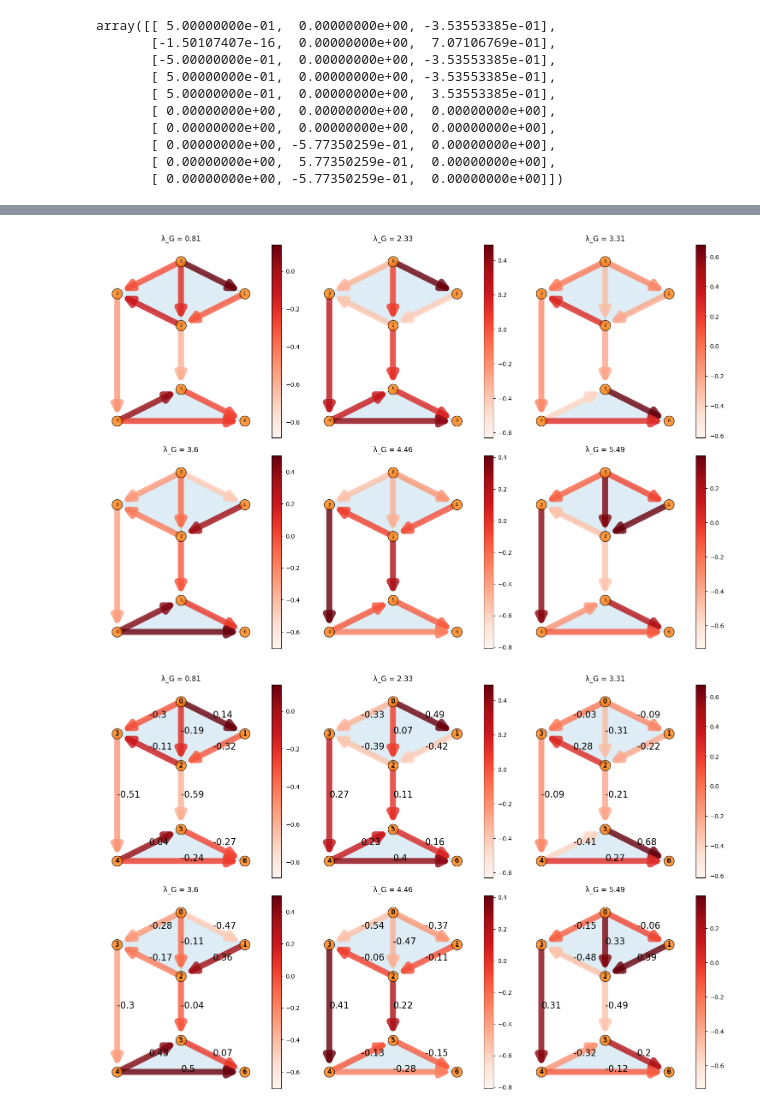
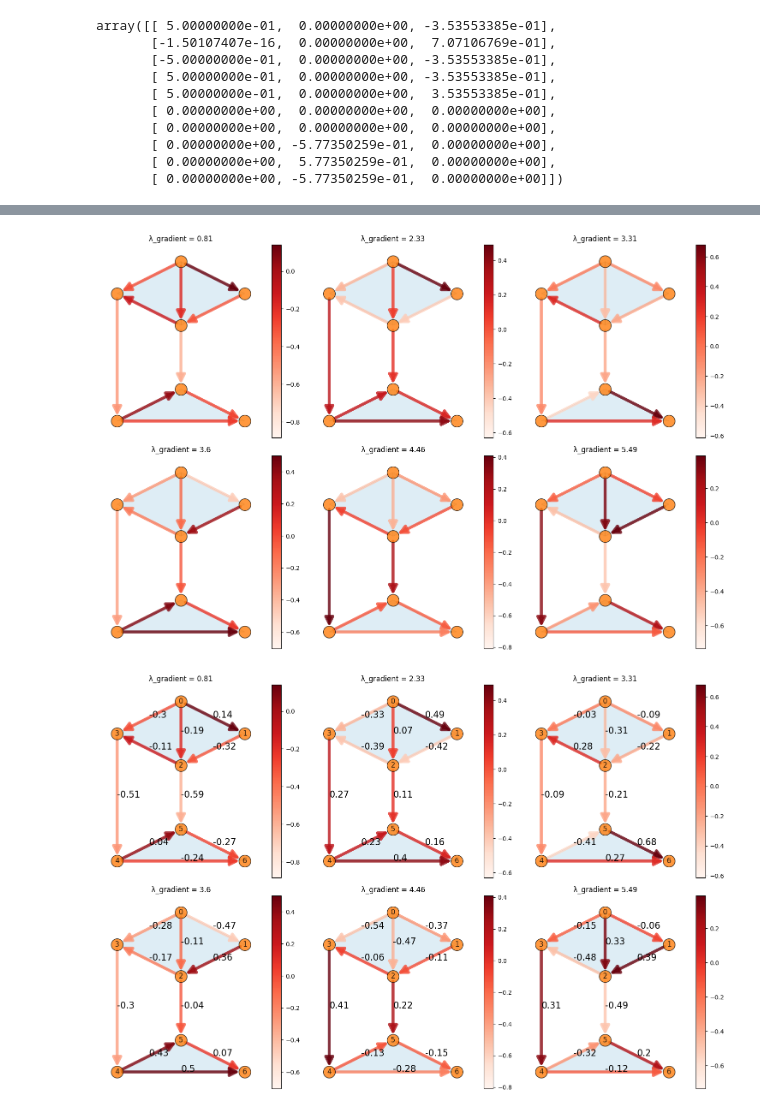
Before and after one commit to irtazahashmi/pytspl, a Jupyter notebook: notebooks/eigendecomposition.ipynb, the cells around one changed output, grey strips where cells are left out. Saved outputs shown, nothing was run; the diff lists cells and outputs as text; code cells hidden in the pictures.

```diff
--- a/notebooks/eigendecomposition.ipynb
+++ b/notebooks/eigendecomposition.ipynb
@@ -100,14 +100,14 @@ array([[ 0.13607138,  0.48619685, -0.09433983, -0.46687335, -0.36745653,
          0.19705234]])
 # %%
 # plot without labels
-scplot.draw_gradient_eigenvectors(with_labels=False)
+scplot.draw_eigenvectors(component="gradient", with_labels=False)
 # %% [output]
-[figure, old version]
+[figure, new version]
 # %%
 # plot all the gradient eigenvectors
-scplot.draw_gradient_eigenvectors(with_labels=True)
+scplot.draw_eigenvectors(component="gradient")
 # %% [output]
-[figure, old version]
+[figure, new version]
 # %%
 # plot only the selected gradient eigenvectors
 eig_vec_indices = np.array([0, 2, 5])
```
Also changed, not shown: parts of 3 cells of this notebook, 7 other files.
